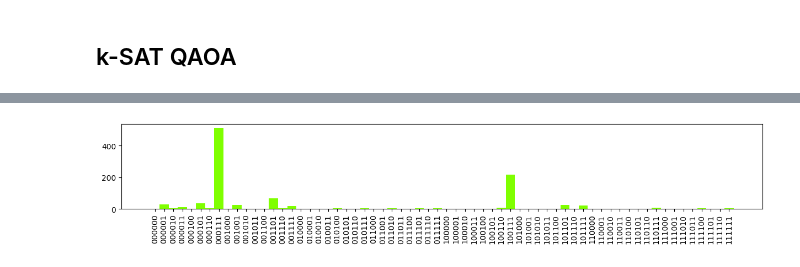
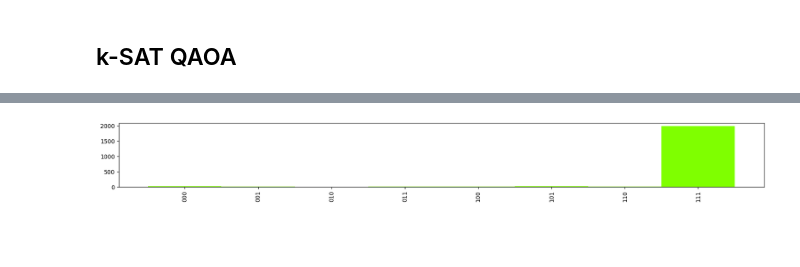
Before and after one commit to rafaeleb/kSAT, a Jupyter notebook: random_sat.ipynb, the cells around one changed output, grey strips where cells are left out. Drawn from its saved outputs; the diff is of its cells as text; code cells hidden in the pictures; blank space fills up the shorter version.

```diff
--- a/random_sat.ipynb
+++ b/random_sat.ipynb
@@ -18,5 +28,8 @@ from tensorflow.keras import initializers
 ## k-SAT QAOA
 # %%
 k = 3 #length of clauses
-n_var = 6 #number of variables
-nqubits = n_var #number fo qubits in the circuit
+n_var = 3 #number of variables
+nqubits = n_var #number of qubits in the circuit
+all_vars = [i for i in range(0,n_var+1)]
+all_vars = [i for i in all_vars if i != 0]
+l = [-1, 1]
@@ -294,7 +300,7 @@ def cost_hamiltonian(qubits, clauses):
     return h
 # %%
 qaoa_circuit = cirq.Circuit()
-p = 4 #number of layers. When in doubt, stay on the lower side
+p = 5 #number of layers. When in doubt, stay on the lower side
 
 num_param = 2 * p
 parameters = symbols("q0:%d" % num_param)
@@ -363,7 +389,7 @@ params = ksat.trainable_variables
 print(params)
 
 sample_circuit = tfq.layers.AddCircuit()(inputs, append=qaoa_circuit)
-output = tfq.layers.Sample()(sample_circuit, symbol_names=parameters, symbol_values=params, repetitions = 1000)
+output = tfq.layers.Sample()(sample_circuit, symbol_names=parameters, symbol_values=params, repetitions = 2048)
 
 quantum_preds = []
 data = []
@@ -385,12 +412,12 @@ valid_keys
 # %%
 xticks = range(0, 2**nqubits)
 xtick_labels = list(map(lambda x: format(x, "0"+str(nqubits)+"b"), xticks))
 bins = np.arange(0, 2**nqubits + 1) - 0.5
 
-plt.figure(figsize=(15,2))
+plt.figure(figsize=(20,2))
 plt.xticks(xticks, xtick_labels, rotation="vertical")
 plt.hist(data, bins=bins, color = "chartreuse", lw=0)
-plt.savefig('hist_custom_sat.pdf')
+#plt.savefig('hist_custom_sat.pdf')
 plt.show()
 # %% [output]
-[figure, old version]
+[figure, new version]
```
Also changed, not shown: parts of 13 cells of this notebook, 5 other files.
